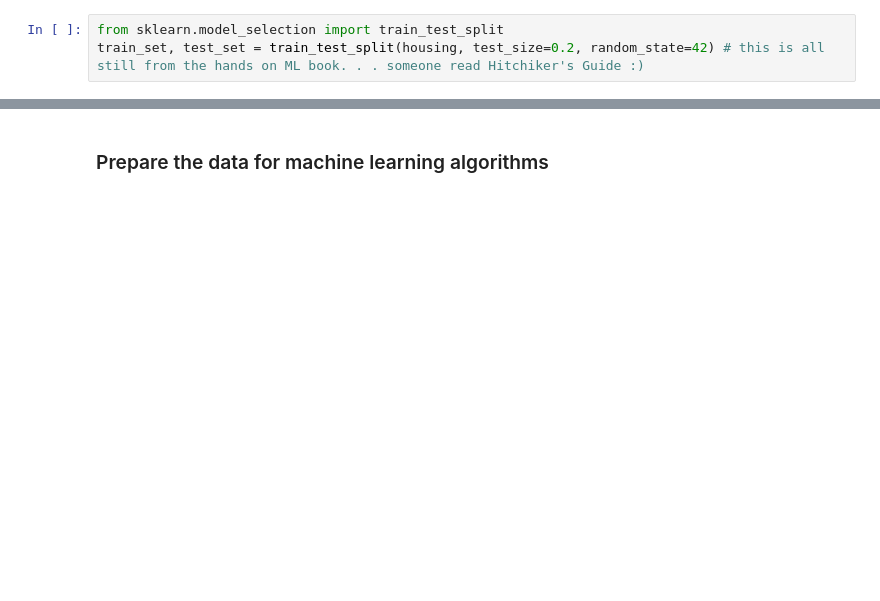
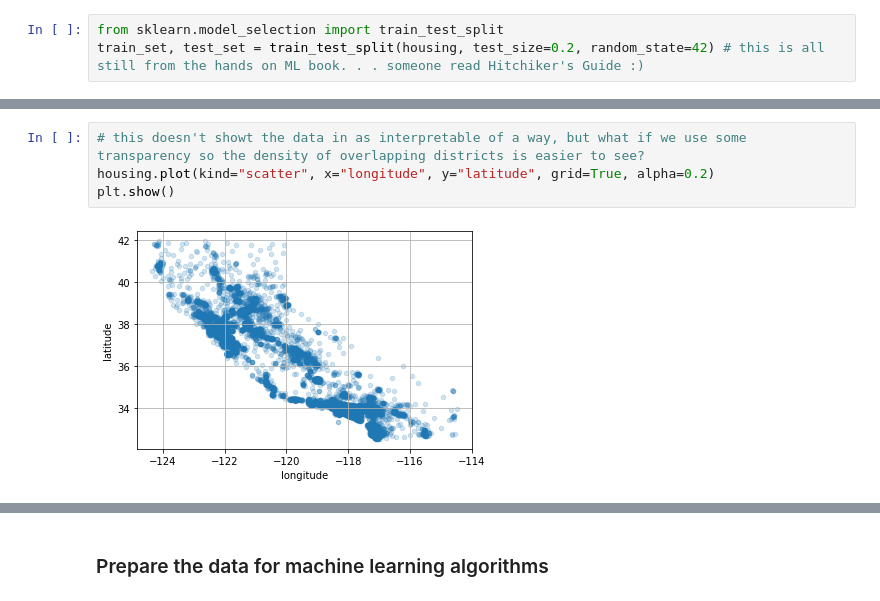
Before and after one commit to nsubordin81/eda-practice-python, a Jupyter notebook: cal_housing.ipynb, the cells around one changed output, grey strips where cells are left out. Drawn from its saved outputs; the diff is of its cells as text; blank space fills up the shorter version.

```diff
--- a/cal_housing.ipynb
+++ b/cal_housing.ipynb
@@ -192,0 +263,6 @@ If the datset isn't large enough, or if there is something about it that makes i
+# %%
+# this doesn't showt the data in as interpretable of a way, but what if we use some transparency so the density of overlapping districts is easier to see?
+housing.plot(kind="scatter", x="longitude", y="latitude", grid=True, alpha=0.2)
+plt.show()
+# %% [output]
+[figure, added]
```
Also changed, not shown: parts of 71 cells of this notebook.
